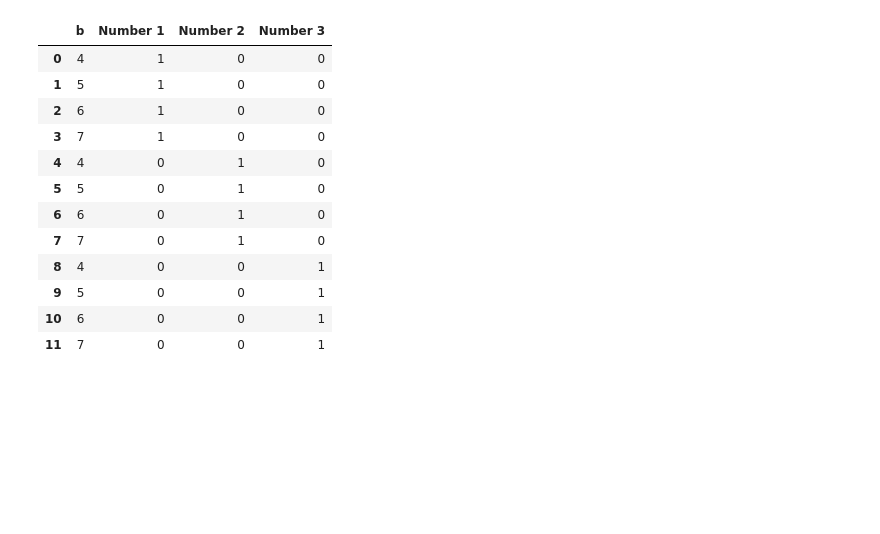
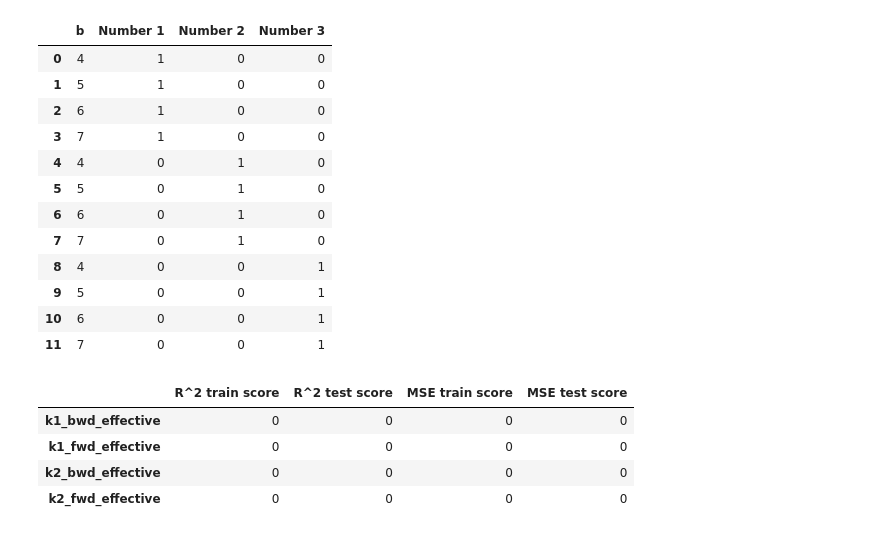
Before and after one commit to WilliamCappelletti/ML_CS433_project2, a Jupyter notebook: src/William_Notebook.ipynb, the cells around one changed output. Cells and saved outputs as stored; diff of their text form; code cells hidden in the pictures; blank space fills up the shorter version.

```diff
--- a/src/William_Notebook.ipynb
+++ b/src/William_Notebook.ipynb
@@ -483,3 +472,16 @@ cast_categories(df, 'a', cat_name='Number')
 | 9 | 5 | 0 | 0 | 1 |
 | 10 | 6 | 0 | 0 | 1 |
 | 11 | 7 | 0 | 0 | 1 |
+# %%
+    results = pd.DataFrame({'R^2 train score': 4*[0],
+                            'R^2 test score': 4*[0],
+                            'MSE train score': 4*[0],
+                            'MSE test score': 4*[0]}, index = ['k1_bwd_effective','k1_fwd_effective','k2_bwd_effective','k2_fwd_effective'])
+# %%
+results
+# %% [output]
+|  | R^2 train score | R^2 test score | MSE train score | MSE test score |
+| k1_bwd_effective | 0 | 0 | 0 | 0 |
+| k1_fwd_effective | 0 | 0 | 0 | 0 |
+| k2_bwd_effective | 0 | 0 | 0 | 0 |
+| k2_fwd_effective | 0 | 0 | 0 | 0 |
```
Also changed, not shown: parts of 6 cells of this notebook, 2 other files.
